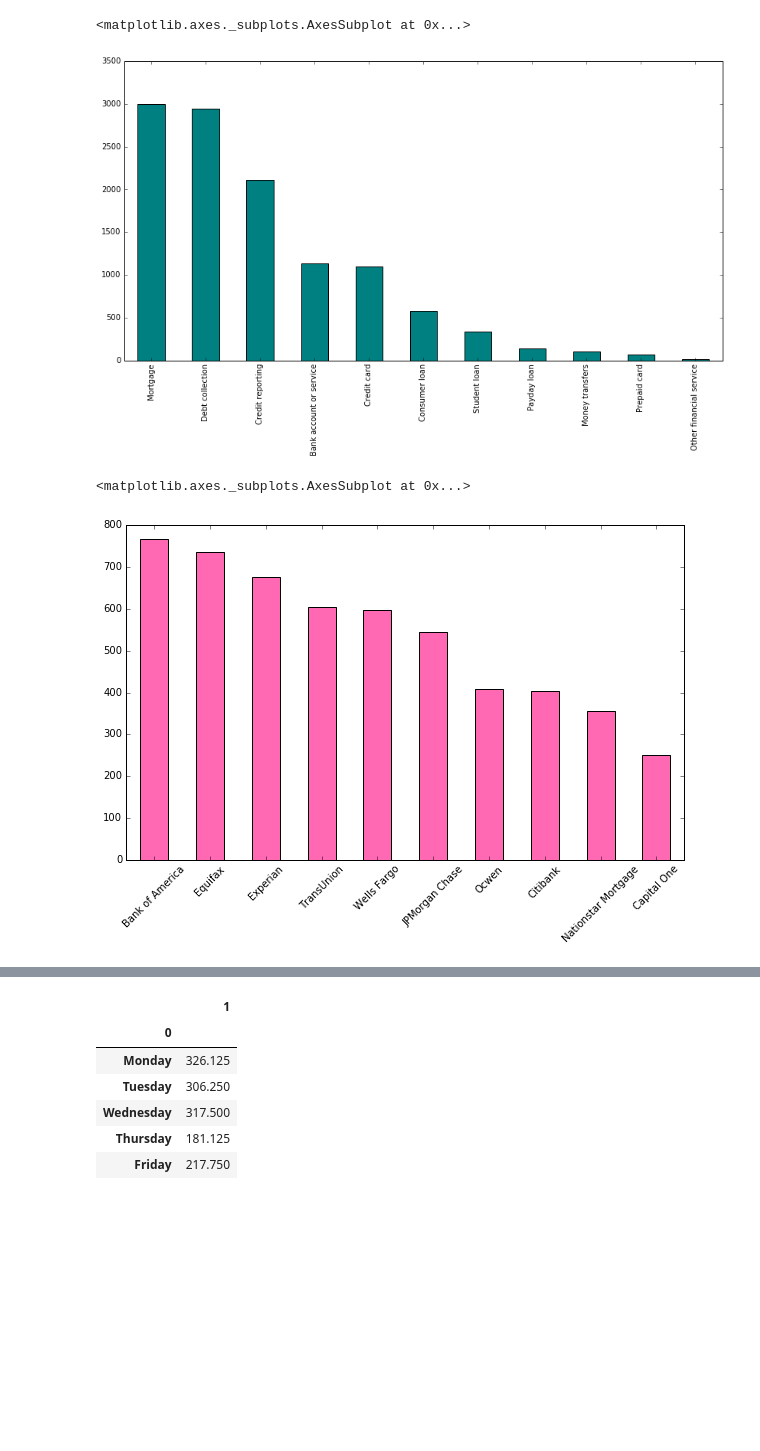
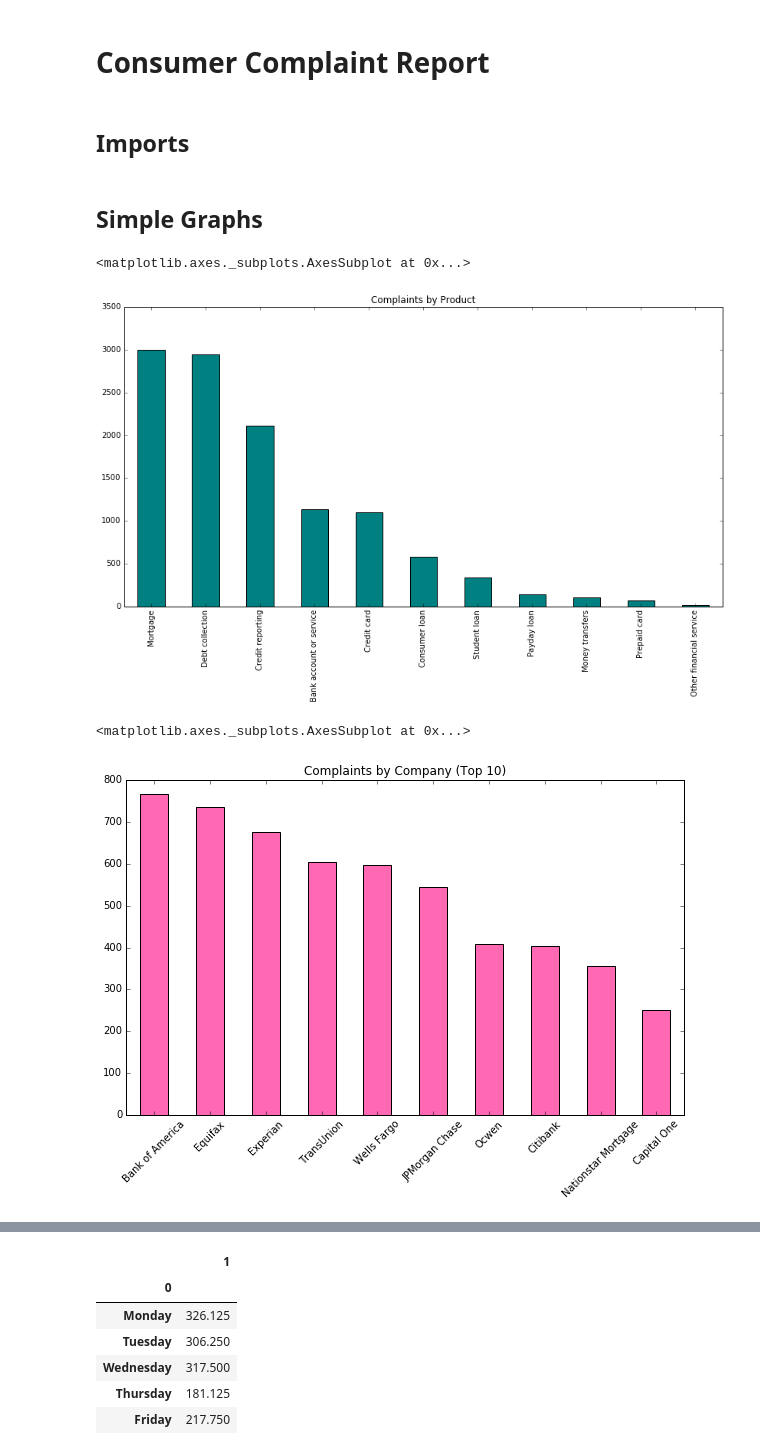
Before and after one commit to mendez6412/consumer-complaints, a Jupyter notebook: consumer_complaints.ipynb, the cells around one changed output, grey strips where cells are left out. Cells and saved outputs as stored; diff of their text form; code cells hidden in the pictures; blank space fills up the shorter version.

```diff
--- a/consumer_complaints.ipynb
+++ b/consumer_complaints.ipynb
@@ -1,3 +1,7 @@
+# %% [markdown]
+# Consumer Complaint Report
+# %% [markdown]
+## Imports
 # %%
 import matplotlib.pyplot as plt
 import numpy as np
@@ -6,17 +10,19 @@ from pandas import DataFrame, Series
 %matplotlib inline
 # %%
 consumer_complaints = pd.read_csv('complaints_dec_2014.csv')
+# %% [markdown]
+## Simple Graphs
 # %%
 complaints_by_product = consumer_complaints['Product'].value_counts()
-complaints_by_product.plot(kind='bar', figsize=(14, 7), color='teal')
+complaints_by_product.plot(kind='bar', figsize=(14, 7), color='teal', title='Complaints by Product')
 # %% [output]
 <matplotlib.axes._subplots.AxesSubplot at 0x...>
-[figure, old version]
+[figure, new version]
 # %%
 complaints_by_top_companies = consumer_complaints['Company'].value_counts()[:10]
-complaints_by_top_companies.plot(kind='bar', rot=45, figsize=(10, 6), color='hotpink')
+complaints_by_top_companies.plot(kind='bar', rot=45, figsize=(10, 6), color='hotpink', title='Complaints by Company (Top 10)')
 # %% [output]
 <matplotlib.axes._subplots.AxesSubplot at 0x...>
-[figure, old version]
+[figure, new version]
 # %%
 complaints_by_response = consumer_complaints['Company response'].value_counts()
```
Also changed, not shown: parts of 12 cells of this notebook.
